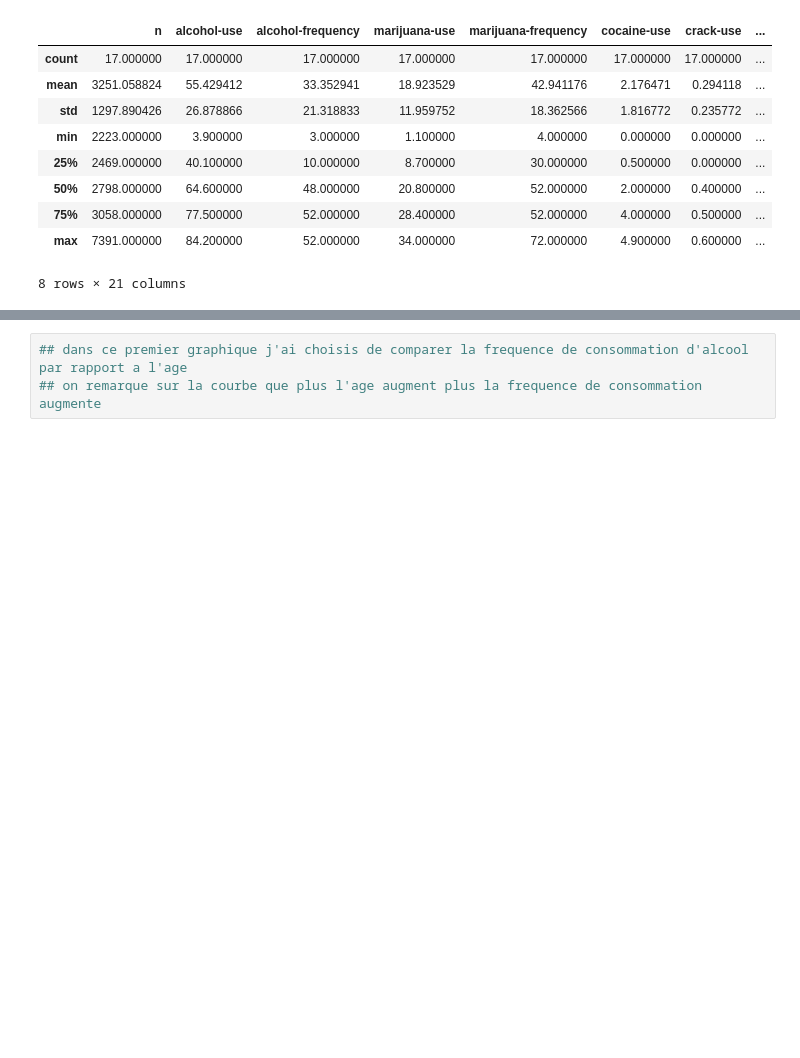
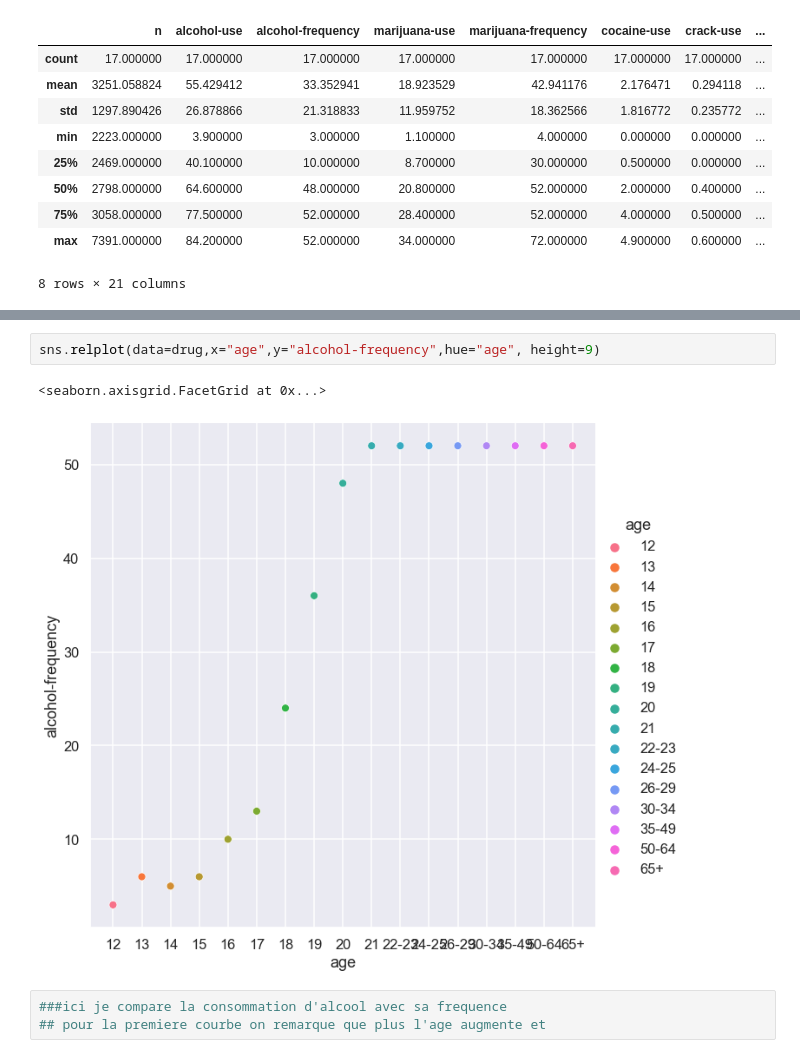
Before and after one commit to Mikkke/python_project, a Jupyter notebook: drug_by_age.ipynb, the cells around one changed output, grey strips where cells are left out. Drawn from its saved outputs; the diff is of its cells as text; blank space fills up the shorter version.

```diff
--- a/drug_by_age.ipynb
+++ b/drug_by_age.ipynb
@@ -78,3 +108,8 @@ sns.relplot(data=drug,x="age",y="alcohol-frequency")
-# %%
-## dans ce premier graphique j'ai choisis de comparer la frequence de consommation d'alcool par rapport a l'age
-## on remarque sur la courbe que plus l'age augment plus la frequence de consommation augmente
+# %%
+sns.relplot(data=drug,x="age",y="alcohol-frequency",hue="age", height=9)
+# %% [output]
+<seaborn.axisgrid.FacetGrid at 0x...>
+[figure, added]
+# %%
+###ici je compare la consommation d'alcool avec sa frequence
+## pour la premiere courbe on remarque que plus l'age augmente et
```
Also changed, not shown: parts of 17 cells of this notebook.
